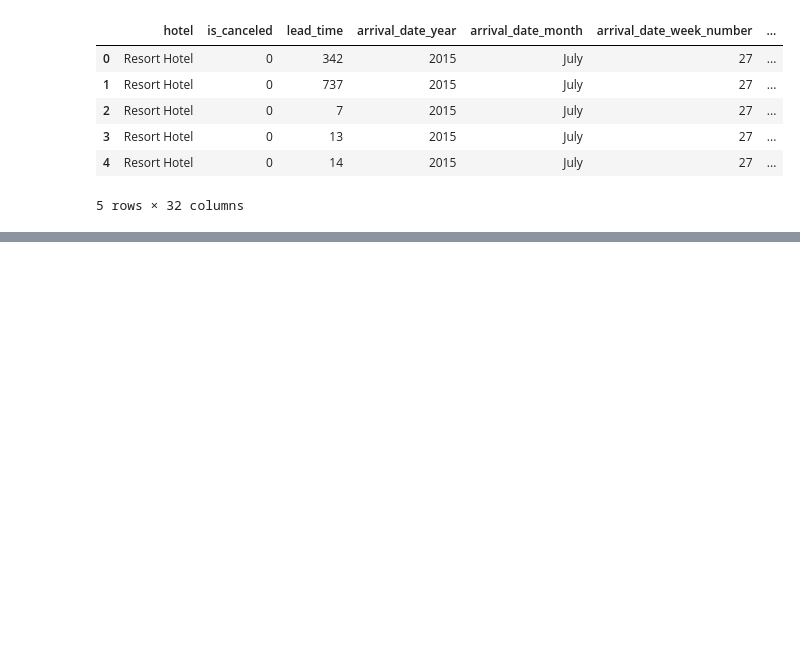
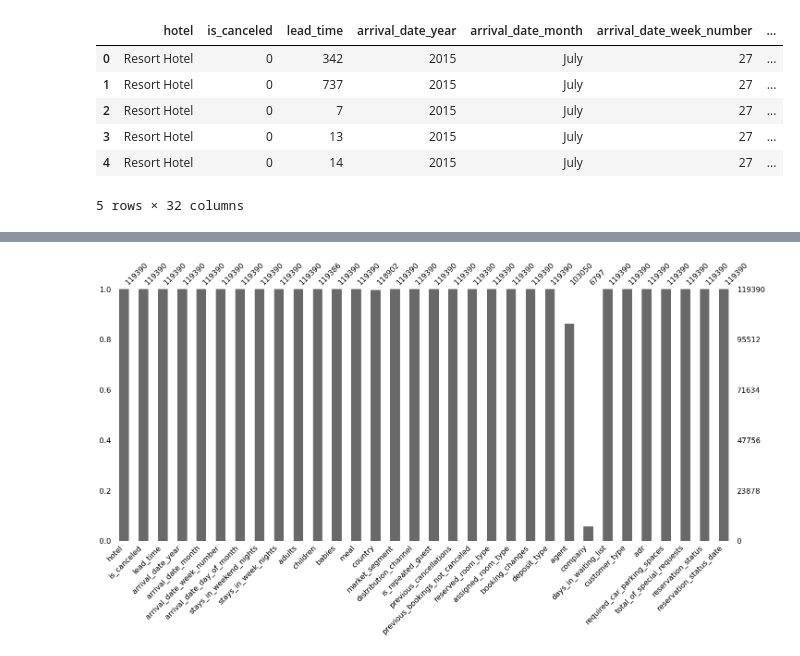
Before and after one commit to abdallahakrab/Hotel-Booking-Analysis, a Jupyter notebook: Classification.ipynb, the cells around one changed output, grey strips where cells are left out. Cells and saved outputs as stored; diff of their text form; code cells hidden in the pictures; blank space fills up the shorter version.

```diff
--- a/Classification.ipynb
+++ b/Classification.ipynb
@@ -19,0 +67,5 @@ df.head()
+# %%
+msno.bar(df)
+plt.show()
+# %% [output]
+[figure, added]
```
Also changed, not shown: parts of 43 cells of this notebook.
